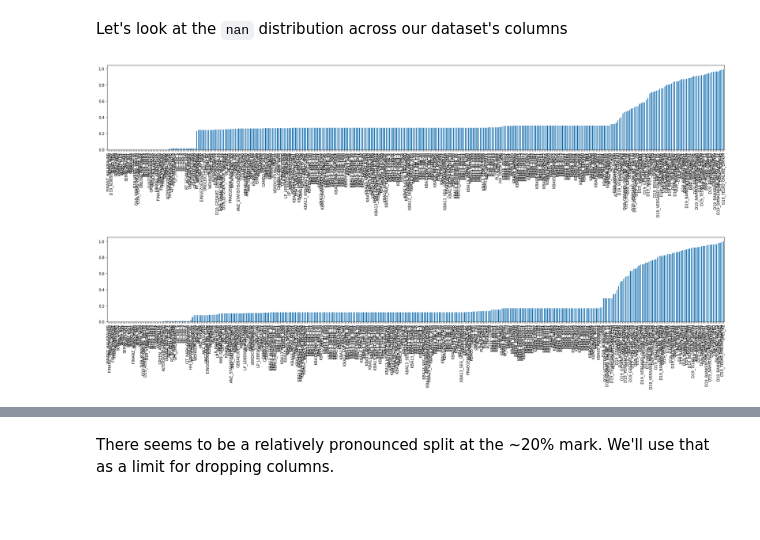
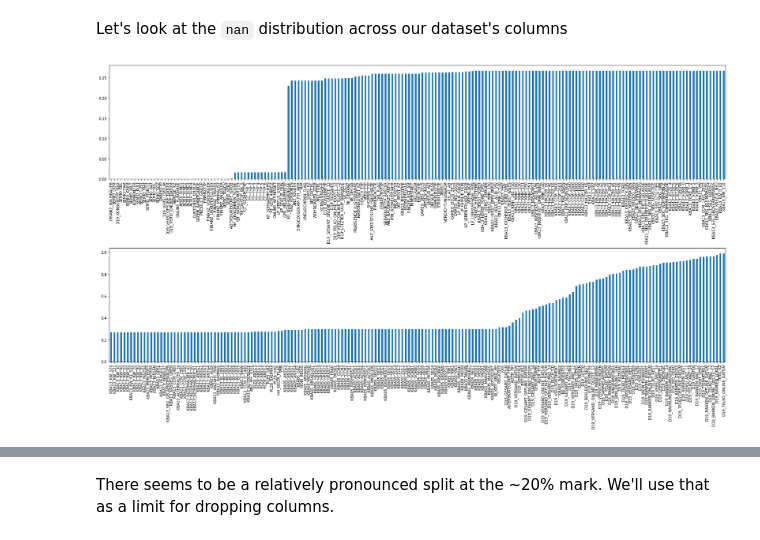
Before and after one commit to guischmitd/udacity_ds_capstone, a Jupyter notebook: 1_exploration_and_cleaning.ipynb, the cells around one changed output, grey strips where cells are left out. Cells and saved outputs as stored; diff of their text form; code cells hidden in the pictures; blank space fills up the shorter version.

```diff
--- a/1_exploration_and_cleaning.ipynb
+++ b/1_exploration_and_cleaning.ipynb
@@ -648,13 +659,15 @@ for col in unknown_mapping_dict:
         azdias[col] = azdias[col].replace(unknown_mapping_dict[col])
 # %% [markdown]
 Let's look at the `nan` distribution across our dataset's columns
-# %%
-customers.isna().mean().sort_values().plot.bar(figsize=(24, 6));
-plt.gcf().tight_layout()
-# %% [output]
-[figure, removed]
-# %%
-azdias.isna().mean().sort_values().plot.bar(figsize=(24, 6));
-plt.gcf().tight_layout()
-# %% [output]
-[figure, removed]
+# %%
+split = len(customers.columns) // 2
+missing_in_customers_part1 = customers.isna().mean().sort_values().iloc[:split]
+missing_in_customers_part2 = customers.isna().mean().sort_values().iloc[split:]
+plt.figure(figsize=(24, 14))
+plt.subplot(2, 1, 1)
+missing_in_customers_part1.plot.bar();
+plt.subplot(2, 1, 2)
+missing_in_customers_part2.plot.bar();
+plt.gcf().tight_layout()
+# %% [output]
+[figure, added]
```
Also changed, not shown: parts of 15 cells of this notebook, 5 other files.
